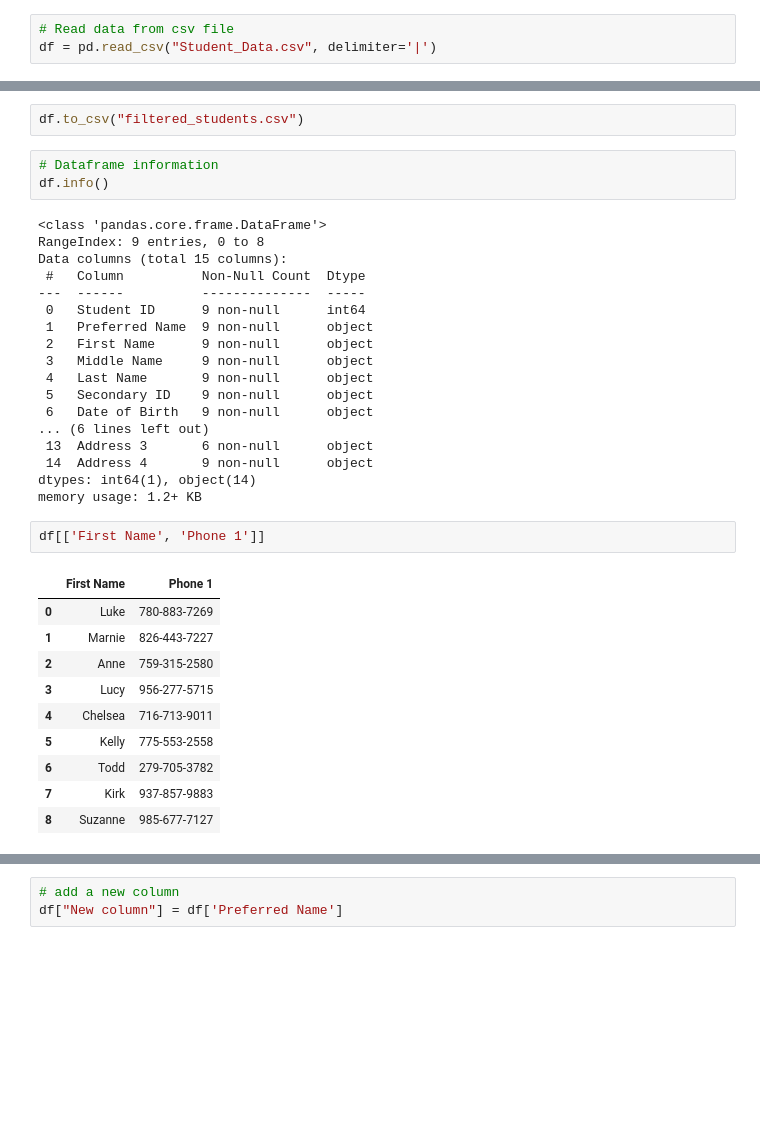
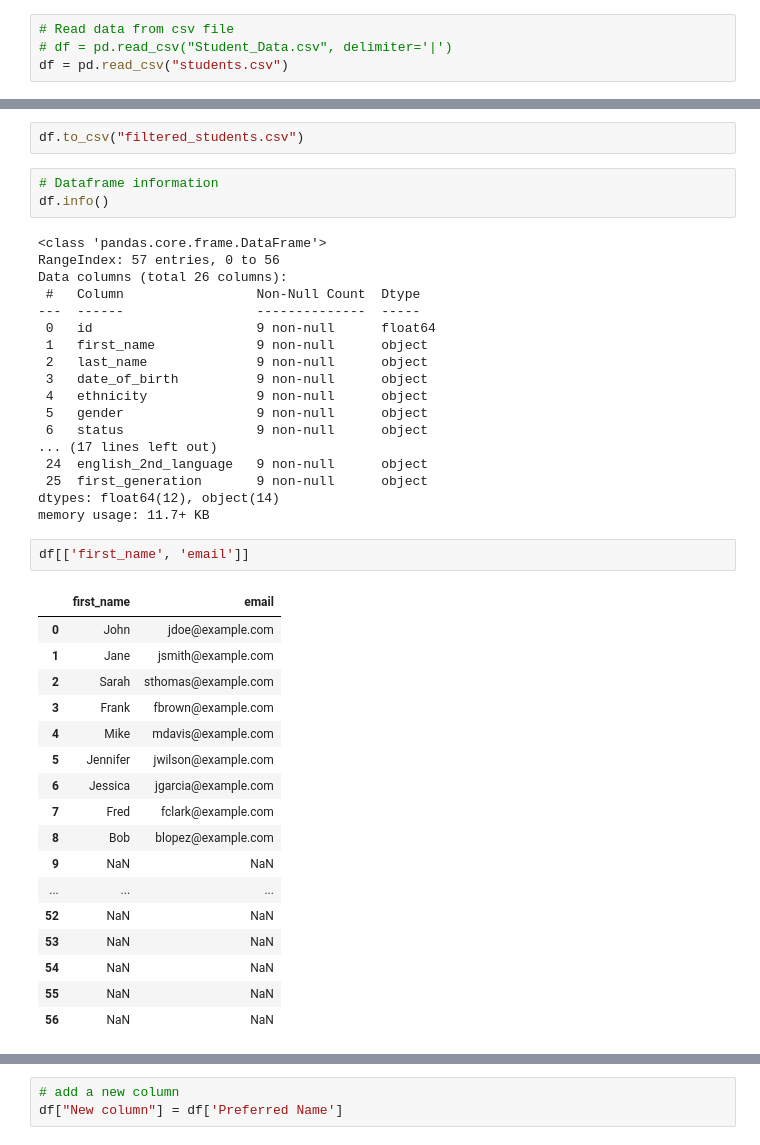
Before and after one commit to nguyenvanhuy0612/Huy, a Jupyter notebook: Jupyter/Python/pandas.ipynb, the cells around one changed output, grey strips where cells are left out. Drawn from its saved outputs; the diff is of its cells as text; blank space fills up the shorter version.

```diff
--- a/Jupyter/Python/pandas.ipynb
+++ b/Jupyter/Python/pandas.ipynb
@@ -5,7 +5,8 @@ import pandas as pd
 import numpy as np
 # %%
 # Read data from csv file
-df = pd.read_csv("Student_Data.csv", delimiter='|')
+# df = pd.read_csv("Student_Data.csv", delimiter='|')
+df = pd.read_csv("students.csv")
 # %%
 df
 # %% [output]
@@ -26,35 +35,42 @@ df.to_csv("filtered_students.csv")
 df.info()
 # %% [output]
 <class 'pandas.core.frame.DataFrame'>
-RangeIndex: 9 entries, 0 to 8
-Data columns (total 15 columns):
- #   Column          Non-Null Count  Dtype
----  ------          --------------  -----
- 0   Student ID      9 non-null      int64
- 1   Preferred Name  9 non-null      object
- 2   First Name      9 non-null      object
- 3   Middle Name     9 non-null      object
- 4   Last Name       9 non-null      object
- 5   Secondary ID    9 non-null      object
- 6   Date of Birth   9 non-null      object
-... (6 lines left out)
- 13  Address 3       6 non-null      object
- 14  Address 4       9 non-null      object
-dtypes: int64(1), object(14)
-memory usage: 1.2+ KB
+RangeIndex: 57 entries, 0 to 56
+Data columns (total 26 columns):
+ #   Column                 Non-Null Count  Dtype
+---  ------                 --------------  -----
+ 0   id                     9 non-null      float64
+ 1   first_name             9 non-null      object
+ 2   last_name              9 non-null      object
+ 3   date_of_birth          9 non-null      object
+ 4   ethnicity              9 non-null      object
+ 5   gender                 9 non-null      object
+ 6   status                 9 non-null      object
+... (17 lines left out)
+ 24  english_2nd_language   9 non-null      object
+ 25  first_generation       9 non-null      object
+dtypes: float64(12), object(14)
+memory usage: 11.7+ KB
 # %%
-df[['First Name', 'Phone 1']]
+df[['first_name', 'email']]
 # %% [output]
-|  | First Name | Phone 1 |
-| 0 | Luke | 780-883-7269 |
-| 1 | Marnie | 826-443-7227 |
-| 2 | Anne | 759-315-2580 |
-| 3 | Lucy | 956-277-5715 |
-| 4 | Chelsea | 716-713-9011 |
-| 5 | Kelly | 775-553-2558 |
-| 6 | Todd | 279-705-3782 |
-| 7 | Kirk | 937-857-9883 |
-| 8 | Suzanne | 985-677-7127 |
+|  | first_name | email |
+| 0 | John | jdoe@example.com |
+| 1 | Jane | jsmith@example.com |
+| 2 | Sarah | sthomas@example.com |
+| 3 | Frank | fbrown@example.com |
+| 4 | Mike | mdavis@example.com |
+| 5 | Jennifer | jwilson@example.com |
+| 6 | Jessica | jgarcia@example.com |
+| 7 | Fred | fclark@example.com |
+| 8 | Bob | blopez@example.com |
+| 9 | NaN | NaN |
+| ... | ... | ... |
+| 52 | NaN | NaN |
+| 53 | NaN | NaN |
+| 54 | NaN | NaN |
+| 55 | NaN | NaN |
+| 56 | NaN | NaN |
 # %%
 # head
 df.head(3)
```
Also changed, not shown: parts of 13 cells of this notebook.
